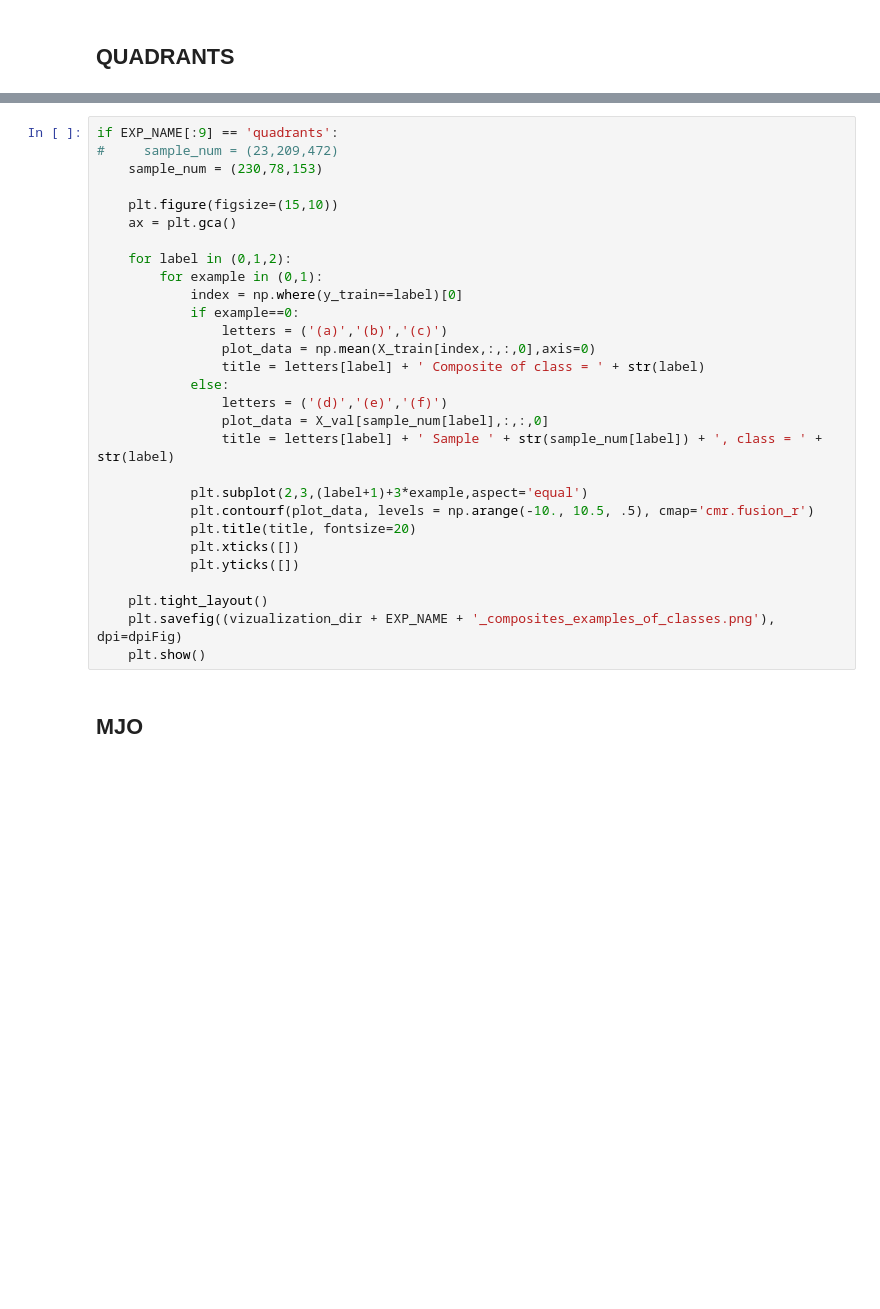
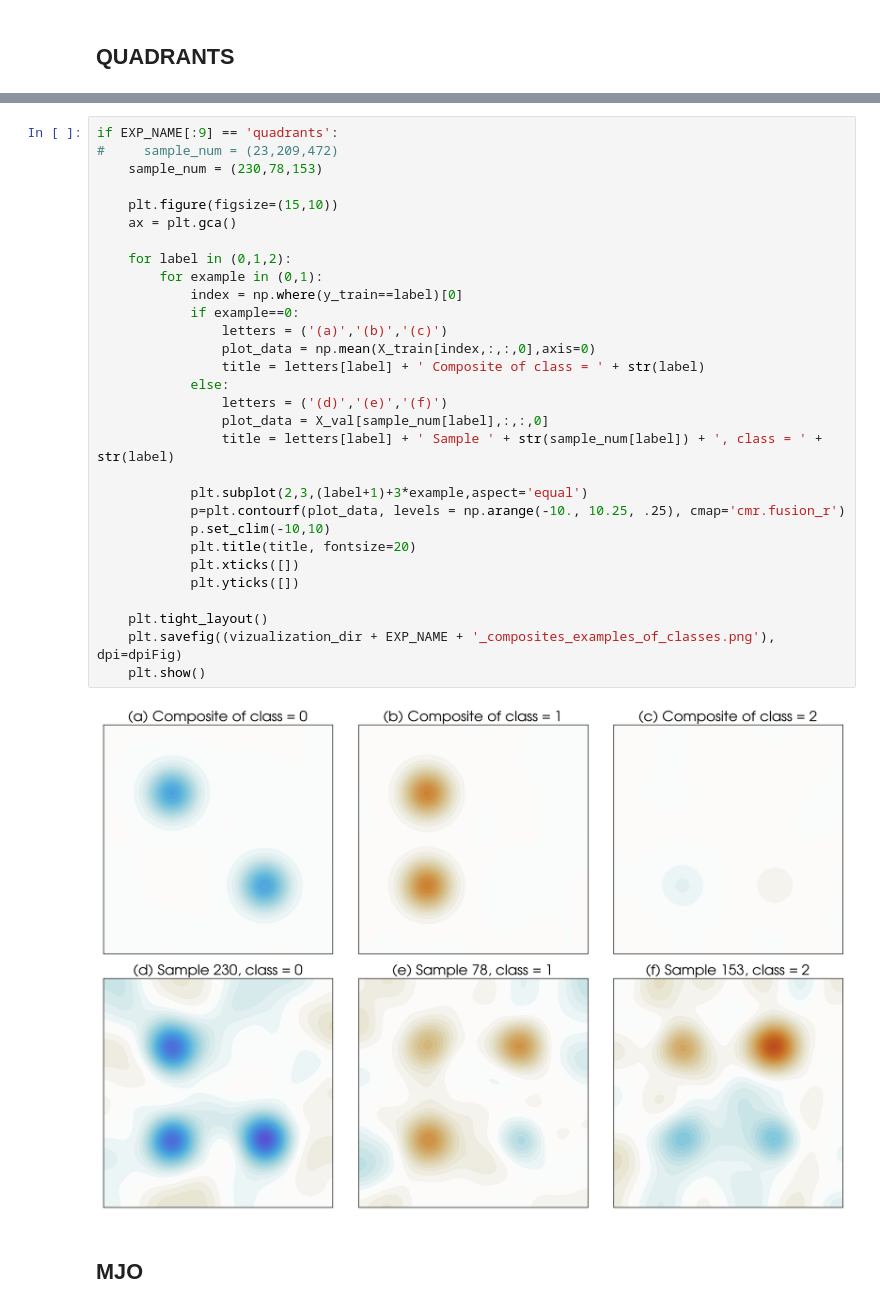
Before and after one commit to eabarnes1010/tlltt, a Jupyter notebook: _vizGeneral.ipynb, the cells around one changed output, grey strips where cells are left out. Drawn from its saved outputs; the diff is of its cells as text; blank space fills up the shorter version.

```diff
--- a/_vizGeneral.ipynb
+++ b/_vizGeneral.ipynb
@@ -159,32 +177,35 @@ print(len(i)+len(j))
 # %%
 if EXP_NAME[:9] == 'quadrants':
 #     sample_num = (23,209,472)
     sample_num = (230,78,153)
 
     plt.figure(figsize=(15,10))
     ax = plt.gca()
 
     for label in (0,1,2):
         for example in (0,1):
             index = np.where(y_train==label)[0]
             if example==0:
                 letters = ('(a)','(b)','(c)')
                 plot_data = np.mean(X_train[index,:,:,0],axis=0)
                 title = letters[label] + ' Composite of class = ' + str(label)
             else:
                 letters = ('(d)','(e)','(f)')
                 plot_data = X_val[sample_num[label],:,:,0]
                 title = letters[label] + ' Sample ' + str(sample_num[label]) + ', class = ' + str(label)
 
             plt.subplot(2,3,(label+1)+3*example,aspect='equal')
-            plt.contourf(plot_data, levels = np.arange(-10., 10.5, .5), cmap='cmr.fusion_r')
+            p=plt.contourf(plot_data, levels = np.arange(-10., 10.25, .25), cmap='cmr.fusion_r')
+            p.set_clim(-10,10)
             plt.title(title, fontsize=20)
             plt.xticks([])
             plt.yticks([])
 
     plt.tight_layout()
     plt.savefig((vizualization_dir + EXP_NAME + '_composites_examples_of_classes.png'), dpi=dpiFig)
     plt.show()
+# %% [output]
+[figure, added]
 # %% [markdown]
 ## MJO
 # %%
```
Also changed, not shown: parts of 3 cells of this notebook, 5 other files.
